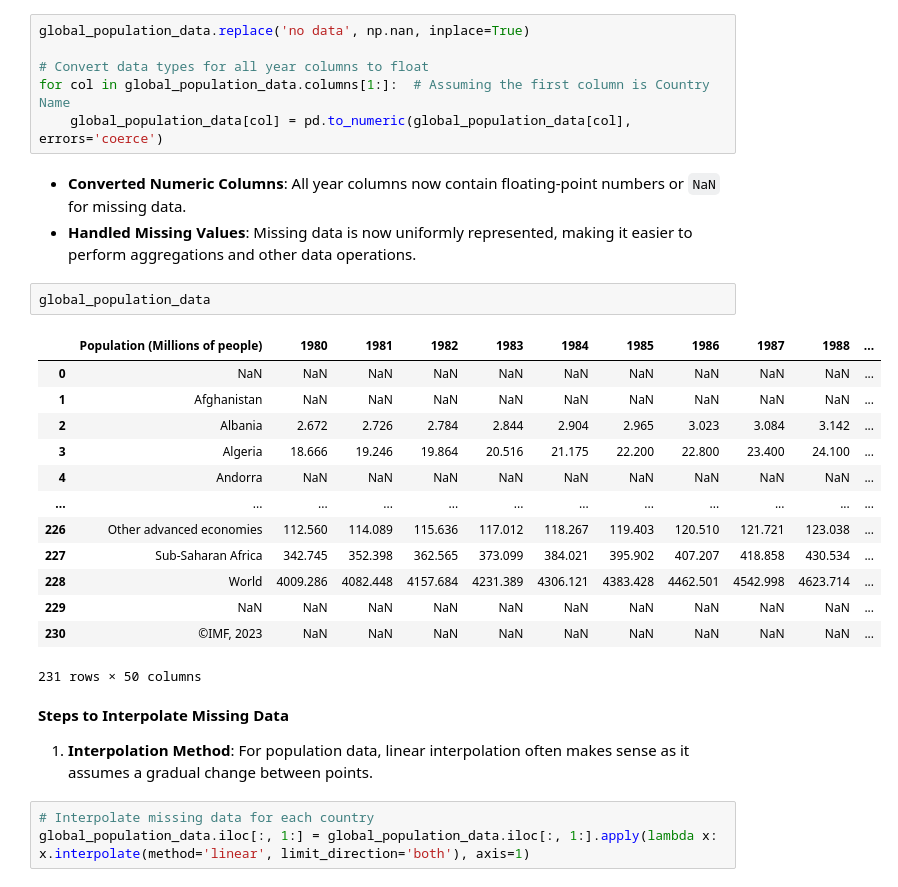
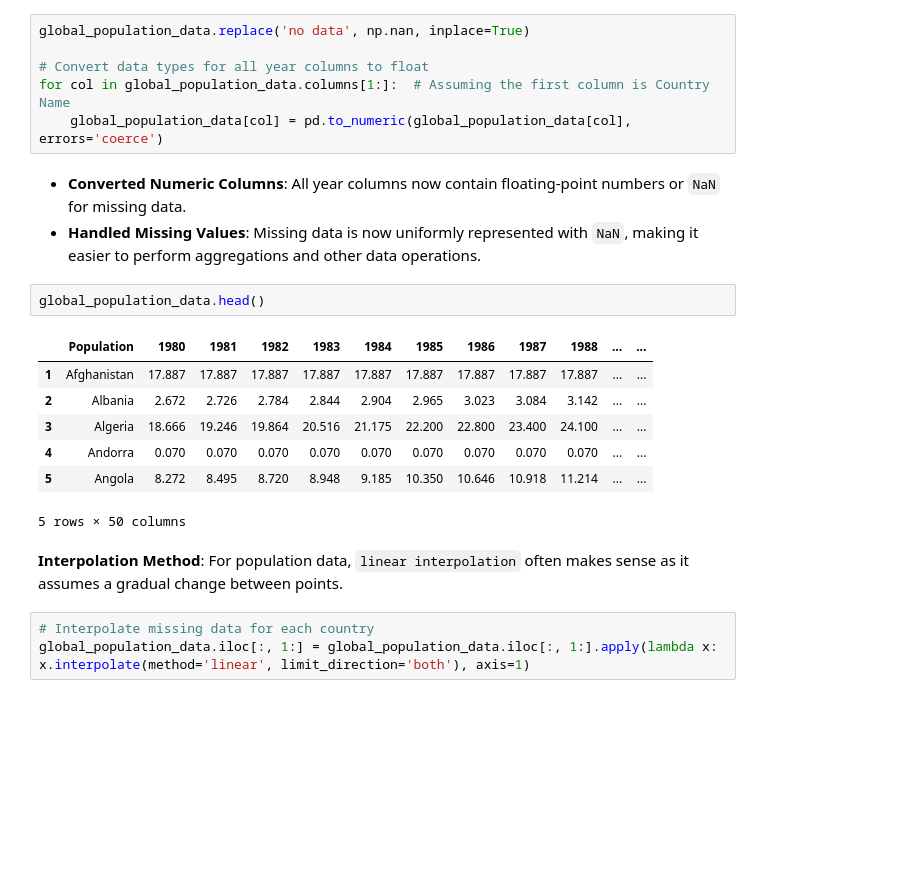
Before and after one commit to iheathers/DataWarehouse, a Jupyter notebook: Project 1/oltp.ipynb, the cells around one changed output. Saved outputs shown, nothing was run; the diff lists cells and outputs as text; blank space fills up the shorter version.

```diff
--- a/Project 1/oltp.ipynb
+++ b/Project 1/oltp.ipynb
@@ -400,26 +392,19 @@ for col in global_population_data.columns[1:]:  # Assuming the first column is C
 # %% [markdown]
 
 - **Converted Numeric Columns**: All year columns now contain floating-point numbers or `NaN` for missing data.
-- **Handled Missing Values**: Missing data is now uniformly represented, making it easier to perform aggregations and other data operations.
+- **Handled Missing Values**: Missing data is now uniformly represented with `NaN`, making it easier to perform aggregations and other data operations.
 # %%
-global_population_data
+global_population_data.head()
 # %% [output]
-|  | Population (Millions of people) | 1980 | 1981 | 1982 | 1983 | 1984 | 1985 | 1986 | 1987 | 1988 | ... |
-| 0 | NaN | NaN | NaN | NaN | NaN | NaN | NaN | NaN | NaN | NaN | ... |
-| 1 | Afghanistan | NaN | NaN | NaN | NaN | NaN | NaN | NaN | NaN | NaN | ... |
-| 2 | Albania | 2.672 | 2.726 | 2.784 | 2.844 | 2.904 | 2.965 | 3.023 | 3.084 | 3.142 | ... |
-| 3 | Algeria | 18.666 | 19.246 | 19.864 | 20.516 | 21.175 | 22.200 | 22.800 | 23.400 | 24.100 | ... |
-| 4 | Andorra | NaN | NaN | NaN | NaN | NaN | NaN | NaN | NaN | NaN | ... |
-| ... | ... | ... | ... | ... | ... | ... | ... | ... | ... | ... | ... |
-| 226 | Other advanced economies | 112.560 | 114.089 | 115.636 | 117.012 | 118.267 | 119.403 | 120.510 | 121.721 | 123.038 | ... |
-| 227 | Sub-Saharan Africa | 342.745 | 352.398 | 362.565 | 373.099 | 384.021 | 395.902 | 407.207 | 418.858 | 430.534 | ... |
-| 228 | World | 4009.286 | 4082.448 | 4157.684 | 4231.389 | 4306.121 | 4383.428 | 4462.501 | 4542.998 | 4623.714 | ... |
-| 229 | NaN | NaN | NaN | NaN | NaN | NaN | NaN | NaN | NaN | NaN | ... |
-| 230 | ©IMF, 2023 | NaN | NaN | NaN | NaN | NaN | NaN | NaN | NaN | NaN | ... |
+|  | Population | 1980 | 1981 | 1982 | 1983 | 1984 | 1985 | 1986 | 1987 | 1988 | ... | ... |
+| 1 | Afghanistan | 17.887 | 17.887 | 17.887 | 17.887 | 17.887 | 17.887 | 17.887 | 17.887 | 17.887 | ... | ... |
+| 2 | Albania | 2.672 | 2.726 | 2.784 | 2.844 | 2.904 | 2.965 | 3.023 | 3.084 | 3.142 | ... | ... |
+| 3 | Algeria | 18.666 | 19.246 | 19.864 | 20.516 | 21.175 | 22.200 | 22.800 | 23.400 | 24.100 | ... | ... |
+| 4 | Andorra | 0.070 | 0.070 | 0.070 | 0.070 | 0.070 | 0.070 | 0.070 | 0.070 | 0.070 | ... | ... |
+| 5 | Angola | 8.272 | 8.495 | 8.720 | 8.948 | 9.185 | 10.350 | 10.646 | 10.918 | 11.214 | ... | ... |
-231 rows × 50 columns
+5 rows × 50 columns
 # %% [markdown]
-**Steps to Interpolate Missing Data**
-1. **Interpolation Method**: For population data, linear interpolation often makes sense as it assumes a gradual change between points.
+**Interpolation Method**: For population data, `linear interpolation` often makes sense as it assumes a gradual change between points.
 # %%
 # Interpolate missing data for each country
 global_population_data.iloc[:, 1:] = global_population_data.iloc[:, 1:].apply(lambda x: x.interpolate(method='linear', limit_direction='both'), axis=1)
```
Also changed, not shown: parts of 46 cells of this notebook, 4 other files.
